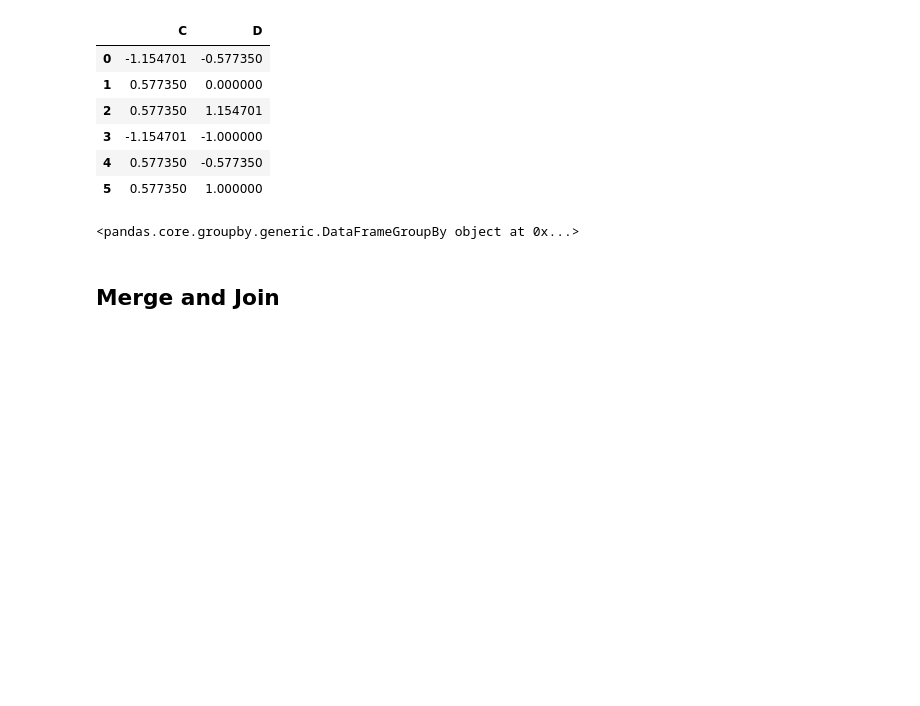
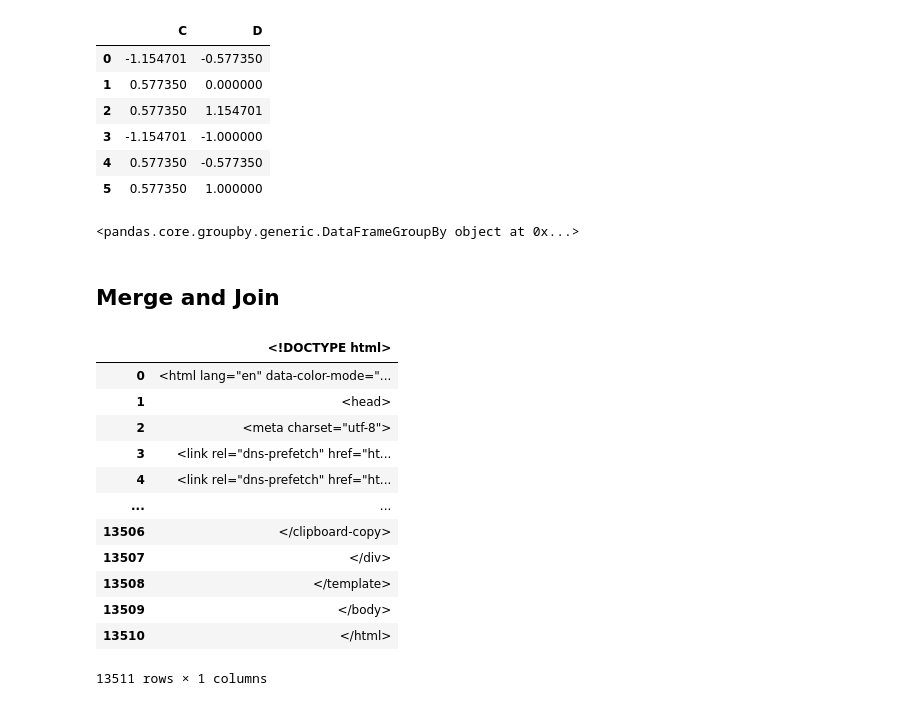
Before and after one commit to ShikaiKevinLiu/Study, a Jupyter notebook: Pandas.ipynb, the cells around one changed output. Cells and saved outputs as stored; diff of their text form; code cells hidden in the pictures; blank space fills up the shorter version.

```diff
--- a/Pandas.ipynb
+++ b/Pandas.ipynb
@@ -78,3 +104,19 @@ grouped.transform(lambda x: (x - x.mean()) / x.std())
 <pandas.core.groupby.generic.DataFrameGroupBy object at 0x...>
 # %% [markdown]
 ## Merge and Join
+# %%
+pd.read_csv("https://github.com/datasciencedojo/datasets/blob/master/titanic.csv",on_bad_lines='skip')
+# %% [output]
+|  | <!DOCTYPE html> |
+| 0 | <html lang="en" data-color-mode="... |
+| 1 | <head> |
+| 2 | <meta charset="utf-8"> |
+| 3 | <link rel="dns-prefetch" href="ht... |
+| 4 | <link rel="dns-prefetch" href="ht... |
+| ... | ... |
+| 13506 | </clipboard-copy> |
+| 13507 | </div> |
+| 13508 | </template> |
+| 13509 | </body> |
+| 13510 | </html> |
+13511 rows × 1 columns
```
Also changed, not shown: parts of 5 cells of this notebook.
